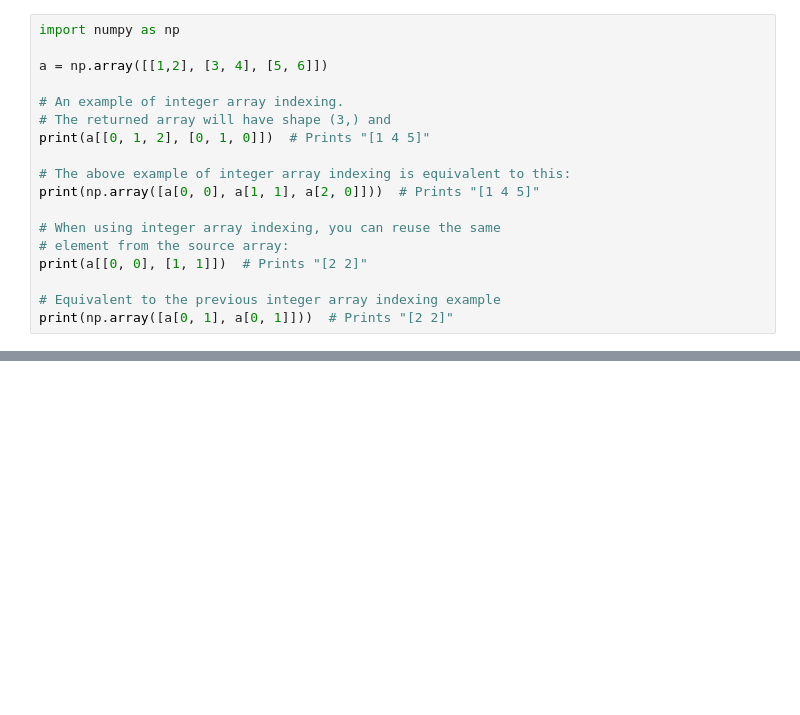
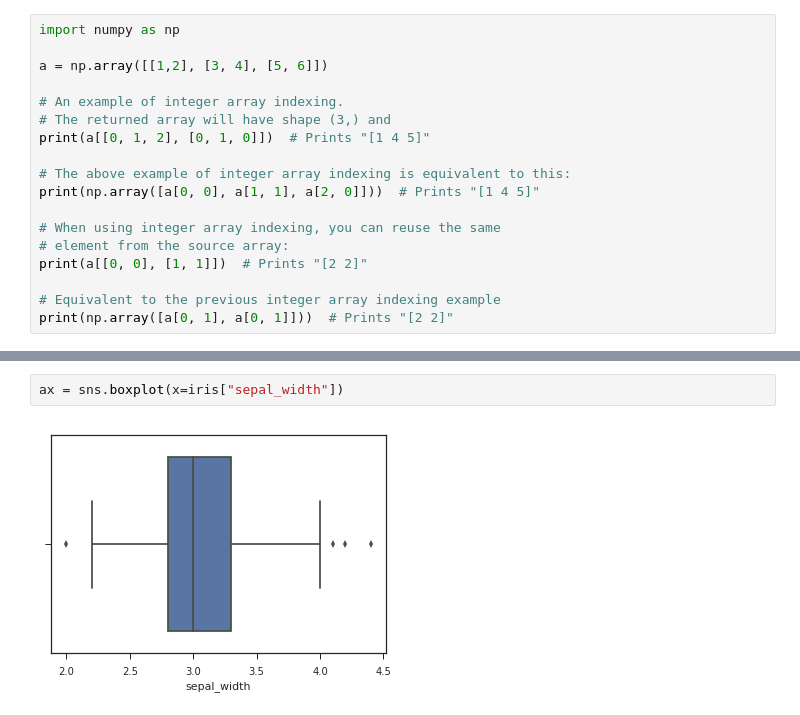
Before and after one commit to kanekalla/numpy_scipy_workshop2018, a Jupyter notebook: numpy_scipy_workshop_2018.ipynb, the cells around one changed output, grey strips where cells are left out. Saved outputs shown, nothing was run; the diff lists cells and outputs as text; blank space fills up the shorter version.

```diff
--- a/numpy_scipy_workshop_2018.ipynb
+++ b/numpy_scipy_workshop_2018.ipynb
@@ -229,0 +256,4 @@ print(np.array([a[0, 1], a[0, 1]]))  # Prints "[2 2]"
+# %%
+ax = sns.boxplot(x=iris["sepal_width"])
+# %% [output]
+[figure, added]
```
Also changed, not shown: parts of 61 cells of this notebook.
